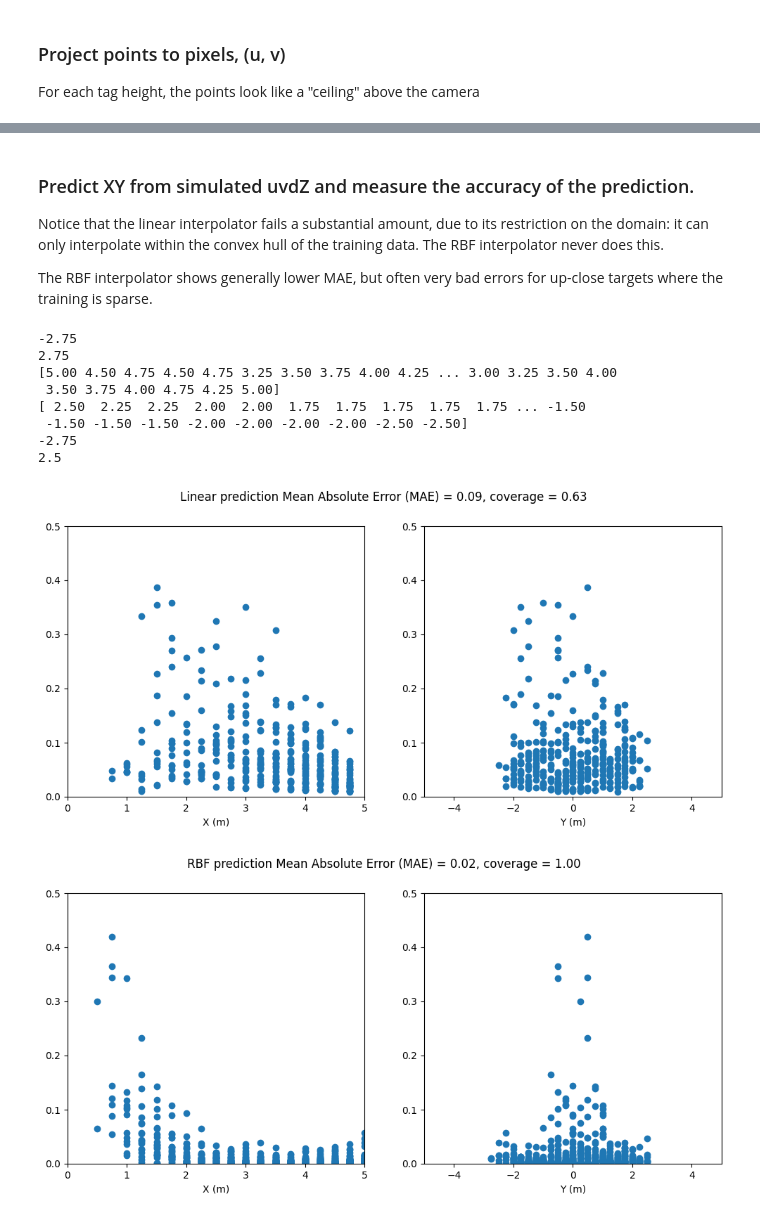
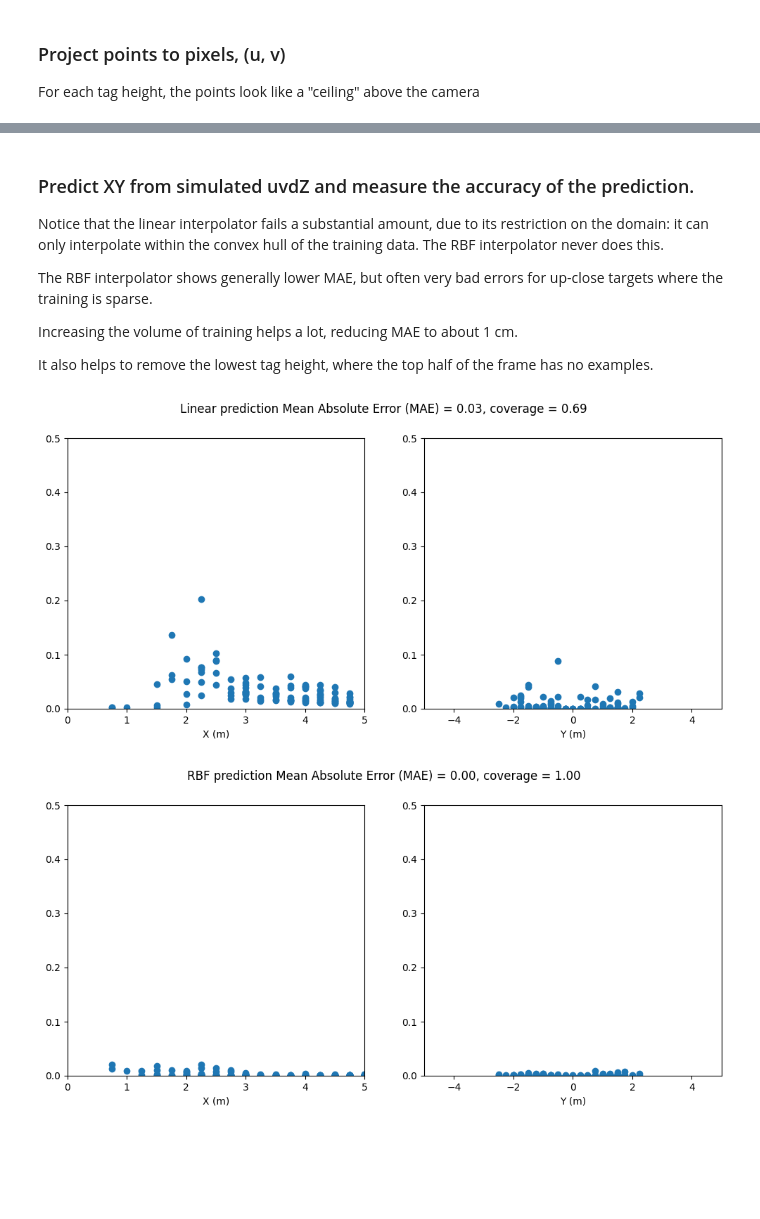
Before and after one commit to Team100/all24, a Jupyter notebook: studies/end_to_end_calibration/accuracy.ipynb, the cells around one changed output, grey strips where cells are left out. Cells and saved outputs as stored; diff of their text form; code cells hidden in the pictures; blank space fills up the shorter version.

```diff
--- a/studies/end_to_end_calibration/accuracy.ipynb
+++ b/studies/end_to_end_calibration/accuracy.ipynb
@@ -19,7 +19,7 @@ np.set_printoptions(precision=2, floatmode='fixed', suppress=True, threshold=10,
 # distance 5 m side to side
 x_space_cv = np.linspace(-5, 5, 41)
 # y is down, and zero is at the floor
-y_space_cv = np.linspace(-0.5, -1.5, 5)
+y_space_cv = np.linspace(-0.8, -1.4, 7)
 # distance from 0.5 to 5 meters
 z_space_cv = np.linspace(0.25, 5, 20)
 X_cv, Y_cv, Z_cv = np.meshgrid(x_space_cv, y_space_cv, z_space_cv)
@@ -127,26 +105,25 @@ before masking
 Notice that the linear interpolator fails a substantial amount, due to its restriction on the domain: it can only interpolate within the convex hull of the training data.  The RBF interpolator never does this.
 
 The RBF interpolator shows generally lower MAE, but often very bad errors for up-close targets where the training is sparse.
+
+Increasing the volume of training helps a lot, reducing MAE to about 1 cm.
+
+It also helps to remove the lowest tag height, where the top half of the frame has no examples.
 # %%
 # split the training into train and eval.
 
-print(np.min(uvdZXY_nwu[:,5]))
-print(np.max(uvdZXY_nwu[:,5]))
 
 rows = uvdZXY_nwu.shape[0]
 discriminator = np.random.rand(rows)
-uvdZXY_nwu_train = uvdZXY_nwu[discriminator < 0.50]
-uvdZXY_nwu_test = uvdZXY_nwu[discriminator >= 0.50]
-print(uvdZXY_nwu_test[:,4])
-print(uvdZXY_nwu_test[:,5])
+holdout = 0.1
+uvdZXY_nwu_train = uvdZXY_nwu[discriminator > holdout]
+uvdZXY_nwu_test = uvdZXY_nwu[discriminator <= holdout]
 
-print(np.min(uvdZXY_nwu_test[:,5]))
-print(np.max(uvdZXY_nwu_test[:,5]))
 
 
 # thin_plate_spline and linear perform poorly
-# cubic delivers MAE around 0.1
-# quintic delivers MAE around 0.05
+# cubic works ok
+# quintic works well
 uvdZ_nwu_to_XY_nwu_rbf = interp.RBFInterpolator(
     uvdZXY_nwu_train[:, (0, 1, 2, 3)], uvdZXY_nwu_train[:, (4, 5)], kernel="quintic"
 )
@@ -162,8 +139,7 @@ predictedXY_nwu_linear = uvdZ_nwu_to_XY_nwu_linear(uvdZXY_nwu_test[:, (0, 1, 2,
 errXY_rbf = predictedXY_nwu_rbf - uvdZXY_nwu_test[:, (4, 5)]
 errXY_linear = predictedXY_nwu_linear - uvdZXY_nwu_test[:, (4, 5)]
 
-# print(errXY_rbf)
-# print(errXY_linear)
+
 nan_count_rbf = np.count_nonzero(np.isnan(errXY_rbf[:,0]))
 nan_count_linear = np.count_nonzero(np.isnan(errXY_linear[:,0]))
 
@@ -172,53 +148,44 @@ coverage_linear = 1 - nan_count_linear / uvdZXY_nwu_test.shape[0]
 
 err_hypot_rbf = np.hypot(errXY_rbf[:, 0], errXY_rbf[:, 1])
 err_hypot_linear = np.hypot(errXY_linear[:, 0], errXY_linear[:, 1])
-# xmax = np.nanmax((err_hypot_rbf, err_hypot_linear))
 xmax = 0.5
 
 fig, ax = plt.subplots(1, 2, figsize=(12, 5))
 fig.suptitle(f"Linear prediction Mean Absolute Error (MAE) = {np.nanmean(err_hypot_linear):.2f}, coverage = {coverage_linear:.2f}")
 
-ax[0].scatter(uvdZXY_nwu_test[:, 4], err_hypot_linear)
+ax[0].scatter(uvdZXY_nwu_test[:, 4], np.abs(errXY_linear[:, 0]))
 ax[0].set_xlim(0,5)
 ax[0].set_ylim((0, xmax))
 ax[0].set_xlabel("X (m)")
 
-ax[1].scatter(uvdZXY_nwu_test[:, 5], err_hypot_linear)
+ax[1].scatter(uvdZXY_nwu_test[:, 5], np.abs(errXY_linear[:, 1]))
 ax[1].set_xlim(-5,5)
 ax[1].set_ylim((0, xmax))
 ax[1].set_xlabel("Y (m)")
 
 fig, ax = plt.subplots(1, 2, figsize=(12, 5))
 fig.suptitle(f"RBF prediction Mean Absolute Error (MAE) = {np.nanmean(err_hypot_rbf):.2f}, coverage = {coverage_rbf:.2f}")
 
-ax[0].scatter(uvdZXY_nwu_test[:, 4], err_hypot_rbf)
+ax[0].scatter(uvdZXY_nwu_test[:, 4], np.abs(errXY_rbf[:, 0]))
 ax[0].set_xlim(0,5)
 ax[0].set_ylim((0, xmax))
 ax[0].set_xlabel("X (m)")
 
-ax[1].scatter(uvdZXY_nwu_test[:, 5], err_hypot_rbf)
+ax[1].scatter(uvdZXY_nwu_test[:, 5], np.abs(errXY_rbf[:, 1]))
 ax[1].set_xlim(-5,5)
 ax[1].set_ylim((0, xmax))
 ax[1].set_xlabel("Y (m)")
 
 plt.show()
 
 plt.scatter(np.nan_to_num(err_hypot_linear), np.nan_to_num(err_hypot_rbf))
 plt.title("error correlation (NaN as zero)")
 plt.xlabel("linear")
 plt.ylabel("rbf")
 plt.xlim((0,1))
 plt.ylim((0,1))
 plt.gca().set_aspect("equal")
 plt.show()
 # %% [output]
--2.75
-2.75
-[5.00 4.50 4.75 4.50 4.75 3.25 3.50 3.75 4.00 4.25 ... 3.00 3.25 3.50 4.00
- 3.50 3.75 4.00 4.75 4.25 5.00]
-[ 2.50  2.25  2.25  2.00  2.00  1.75  1.75  1.75  1.75  1.75 ... -1.50
- -1.50 -1.50 -1.50 -2.00 -2.00 -2.00 -2.00 -2.50 -2.50]
--2.75
-2.5
-[figure, old version]
+[figure, new version]
-[figure, old version]
+[figure, new version]
```
Also changed, not shown: parts of 2 cells of this notebook, 1 other file.
